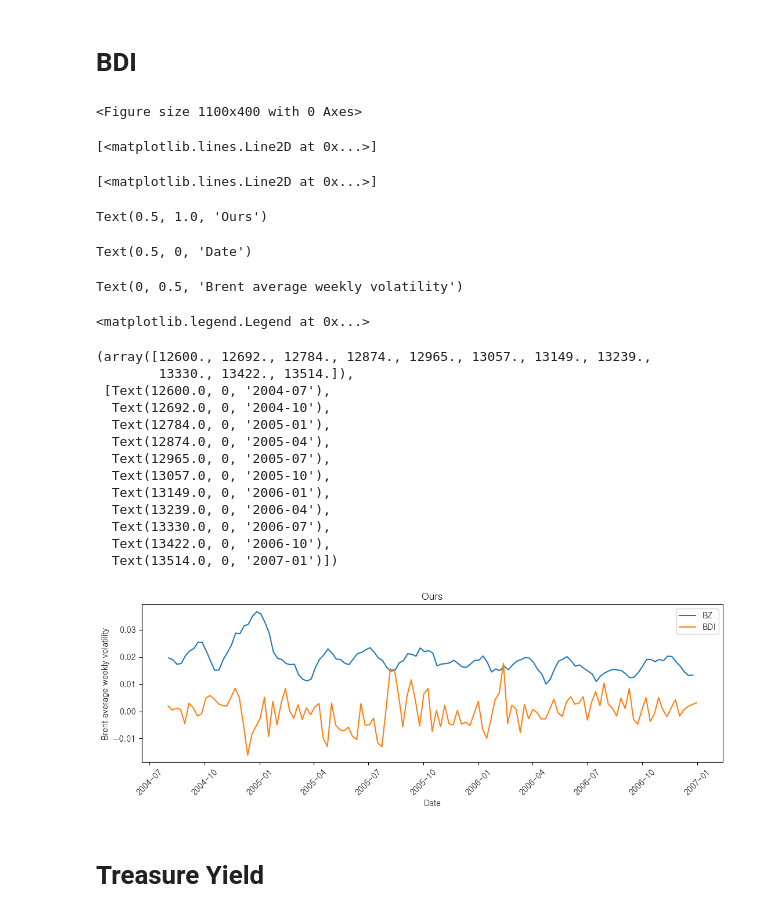
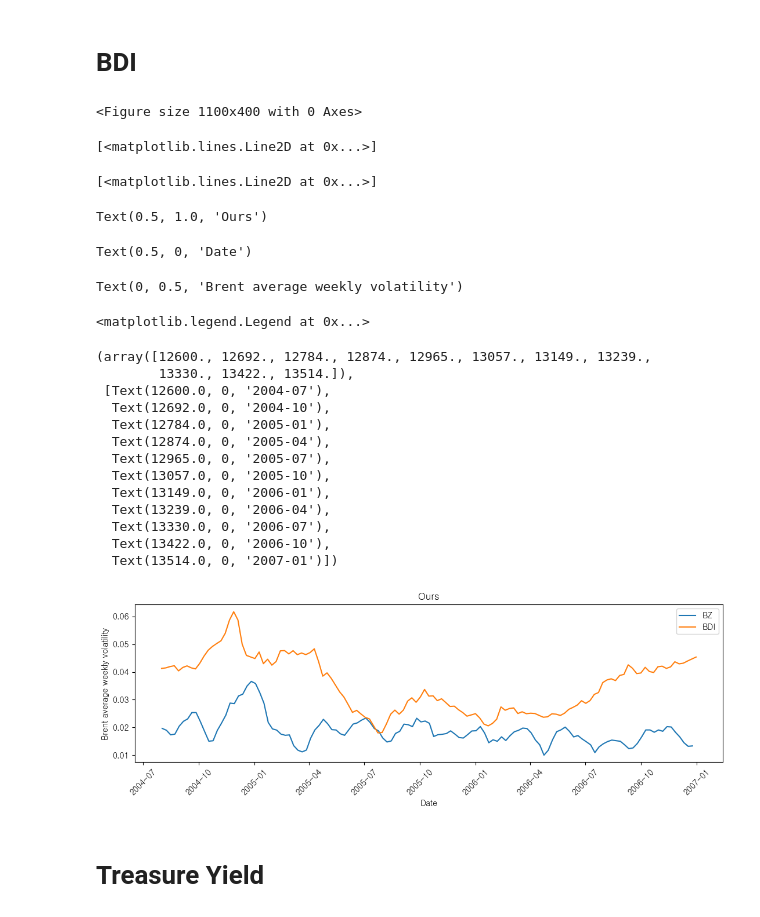
Before and after one commit to kimjuhwan1234/Volatility_Forecasting, a Jupyter notebook: preprocessing.ipynb, the cells around one changed output. Cells and saved outputs as stored; diff of their text form; code cells hidden in the pictures.

```diff
--- a/preprocessing.ipynb
+++ b/preprocessing.ipynb
@@ -382,36 +382,36 @@ BDI = BDI.pct_change().apply(lambda x: np.log(1 + x))
 # %%
 plt.figure(figsize=(11, 4))
 plt.plot(BZ_vol.loc['2004-08-01':'2006-12-31'], label='BZ')
-plt.plot(BDI.loc['2004-08-01':'2006-12-31']/10, label='BDI')
+plt.plot(BDI.loc['2004-08-01':'2006-12-31']/100000, label='BDI')
 plt.title('Ours')
 plt.xlabel('Date')
 plt.ylabel('Brent average weekly volatility')
 plt.legend()
 plt.xticks(rotation=45)
 plt.tight_layout()
 plt.show()
 # %% [output]
 <Figure size 1100x400 with 0 Axes>
 [<matplotlib.lines.Line2D at 0x...>]
 [<matplotlib.lines.Line2D at 0x...>]
 Text(0.5, 1.0, 'Ours')
 Text(0.5, 0, 'Date')
 Text(0, 0.5, 'Brent average weekly volatility')
 <matplotlib.legend.Legend at 0x...>
 (array([12600., 12692., 12784., 12874., 12965., 13057., 13149., 13239.,
         13330., 13422., 13514.]),
  [Text(12600.0, 0, '2004-07'),
   Text(12692.0, 0, '2004-10'),
   Text(12784.0, 0, '2005-01'),
   Text(12874.0, 0, '2005-04'),
   Text(12965.0, 0, '2005-07'),
   Text(13057.0, 0, '2005-10'),
   Text(13149.0, 0, '2006-01'),
   Text(13239.0, 0, '2006-04'),
   Text(13330.0, 0, '2006-07'),
   Text(13422.0, 0, '2006-10'),
   Text(13514.0, 0, '2007-01')])
-[figure, old version]
+[figure, new version]
 # %% [markdown]
 # Treasure Yield
 # %%
```
Also changed, not shown: parts of 8 cells of this notebook, 14 other files.
